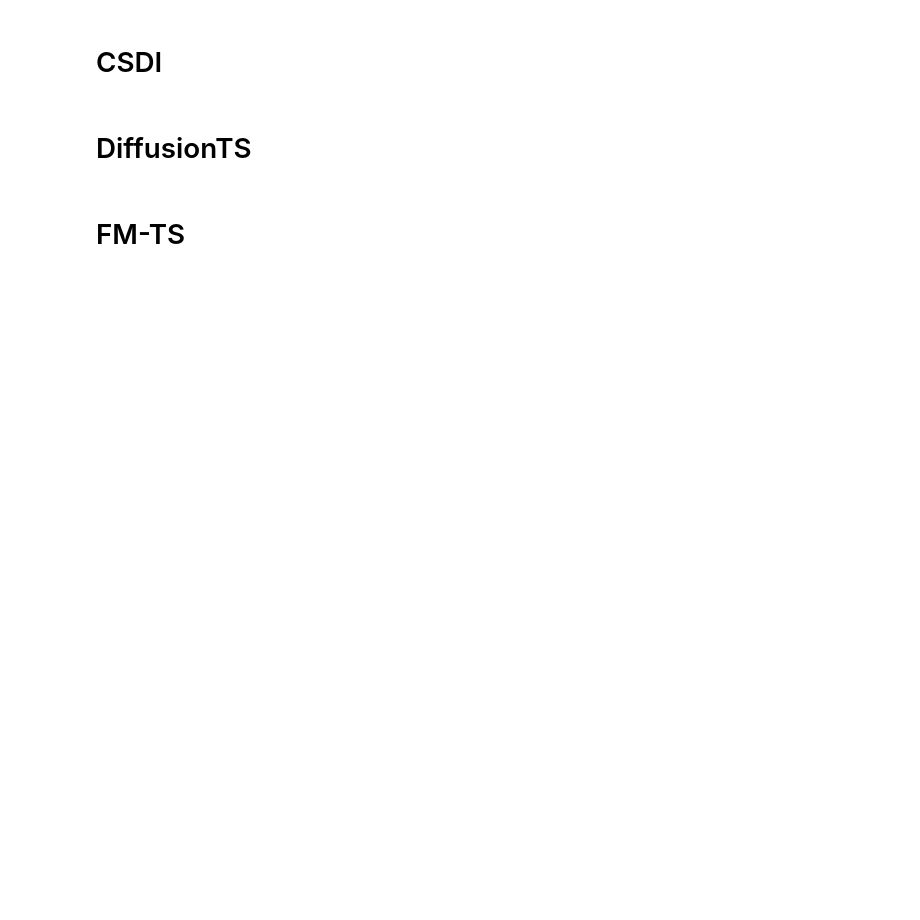
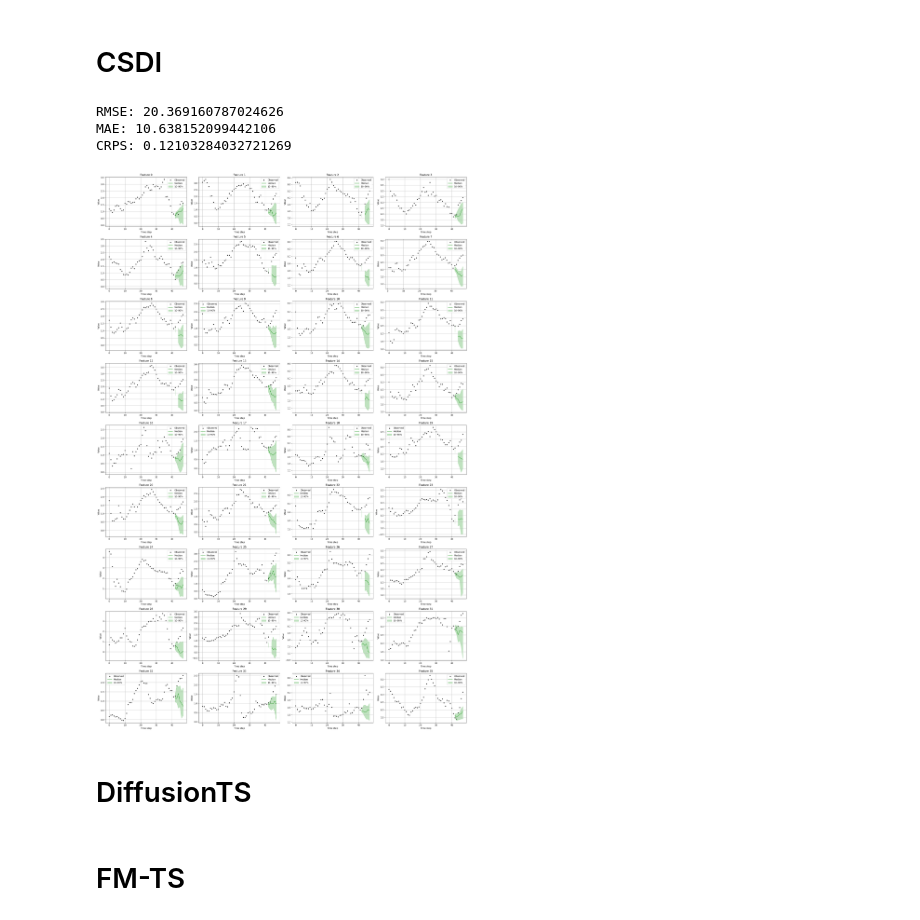
Before and after one commit to vbalab/FITS, a Jupyter notebook: src/fits/notebooks/code.ipynb, the cells around one changed output. Saved outputs shown, nothing was run; the diff lists cells and outputs as text; code cells hidden in the pictures; blank space fills up the shorter version.

```diff
--- a/src/fits/notebooks/code.ipynb
+++ b/src/fits/notebooks/code.ipynb
@@ -102,7 +102,7 @@ def VisualizeForecastSample(
     # ---- LOOP OVER FEATURES ----
     for ax, feat in zip(axes, range(n_features)):
         forecast_samples = forecasted_data[sample_index, :, :, feat]
-        sample_mask = ~forecast_mask[sample_index, :, feat].bool()
+        sample_mask = forecast_mask[sample_index, :, feat].bool()
         observed_series = observed_data[sample_index, :, feat]
         observed_series_mask = observed_mask[sample_index, :, feat].bool()
 
@@ -186,10 +186,31 @@ clear_output()
 # %%
 Evaluate(csdi, test_loader, normalization_stats, nsample=NSAMPLE)
+# %%
+# eval_foldername = "CSDIAdapter_20260102_210745"
+
+# evaluation_dir = Path(f"../data/models/evaluation/{eval_foldername}")
+# generated_path = evaluation_dir / f"result_nsample{NSAMPLE}.pk"
+
+generated_path = "/home/balabaevvl/courses/project/CSDI/save/pm25_validationindex0_20251027_100039/result_nsample10.pk"
+
+with open(generated_path, "rb") as f:
+    rmse, mae, crps, crps_sum = pickle.load(f)
+
+print("RMSE:", rmse)
+print("MAE:", mae)
+print("CRPS:", crps)
+print("CRPS_sum:", crps_sum)
+# %% [output]
+RMSE: 20.369160787024626
+MAE: 10.638152099442106
+CRPS: 0.12103284032721269
 # %%
-eval_foldername = "..."
+eval_foldername = "CSDIAdapter_20260102_210745"
 VisualizeForecastSample(
-    f"../data/models/evaluation/{eval_foldername}", nsample=NSAMPLE, sample_index=1
+    f"../data/models/evaluation/{eval_foldername}", nsample=NSAMPLE, sample_index=10
 )
+# %% [output]
+[figure, added]
 # %% [markdown]
 # DiffusionTS
 # %%
```
Also changed, not shown: parts of 2 cells of this notebook, 4 other files.
